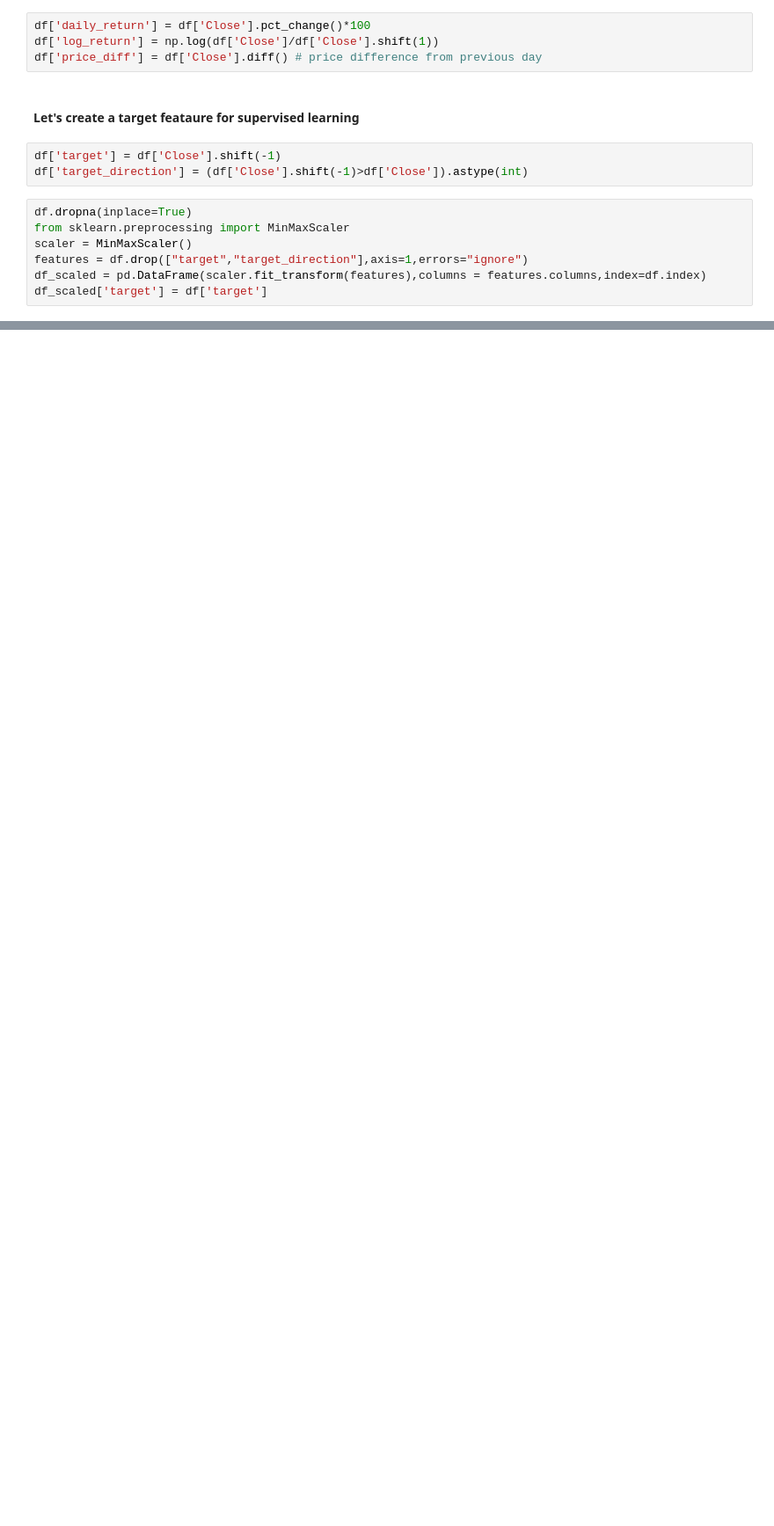
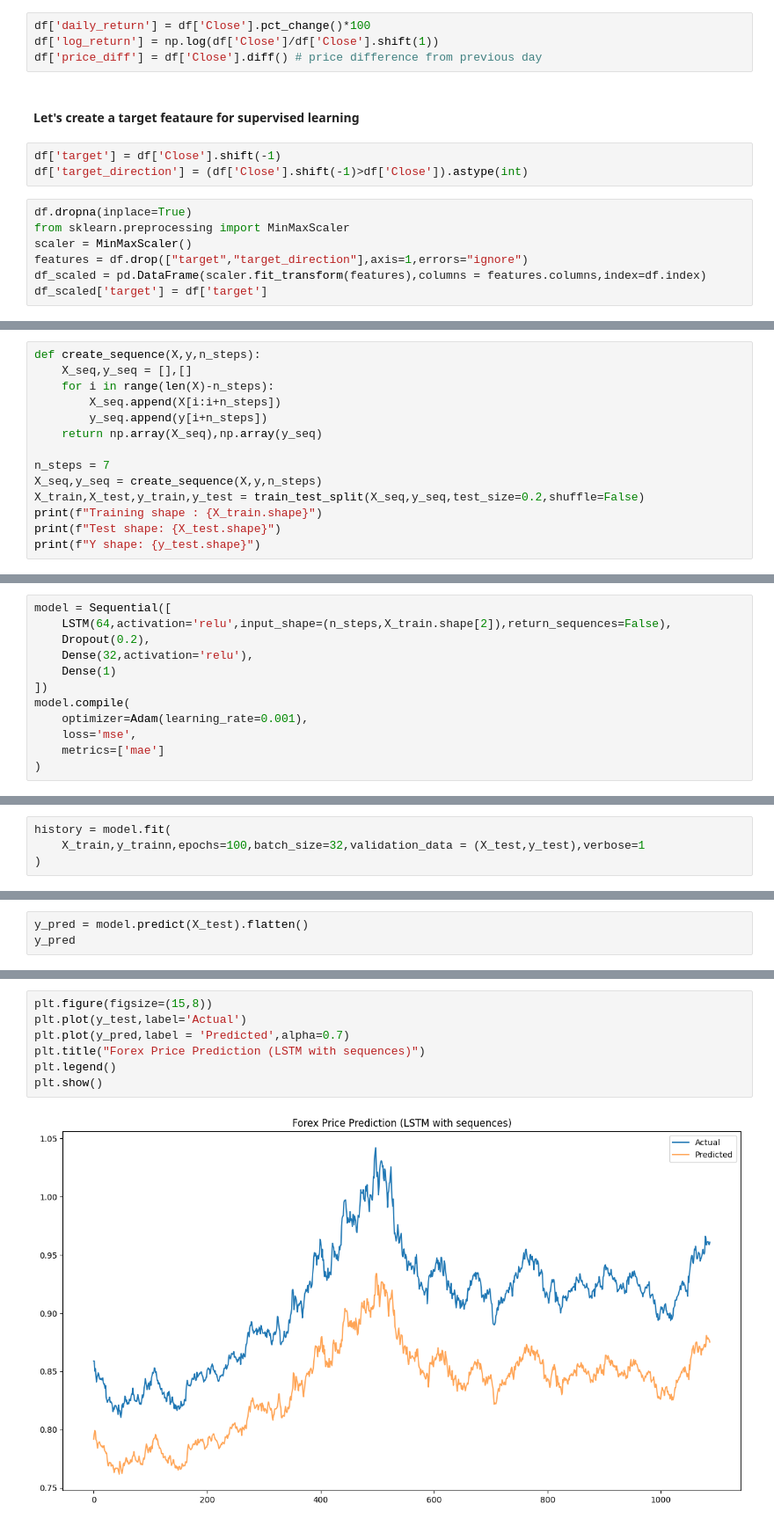
Before and after one commit to Adroit10/Forex-Exchange-Rate-Prediction, a Jupyter notebook: EDA.ipynb, the cells around one changed output, grey strips where cells are left out. Shown at 88% size. Saved outputs shown, nothing was run; the diff lists cells and outputs as text; blank space fills up the shorter version.

Commit message:
LSTM model Training

```diff
--- a/EDA.ipynb
+++ b/EDA.ipynb
@@ -529,0 +594,14 @@ plt.show()
+# %%
+def create_sequence(X,y,n_steps):
+    X_seq,y_seq = [],[]
+    for i in range(len(X)-n_steps):
+        X_seq.append(X[i:i+n_steps])
+        y_seq.append(y[i+n_steps])
+    return np.array(X_seq),np.array(y_seq)
+
+n_steps = 7
+X_seq,y_seq = create_sequence(X,y,n_steps)
+X_train,X_test,y_train,y_test = train_test_split(X_seq,y_seq,test_size=0.2,shuffle=False)
+print(f"Training shape : {X_train.shape}")
+print(f"Test shape: {X_test.shape}")
+print(f"Y shape: {y_test.shape}")
@@ -529,0 +612,12 @@ plt.show()
+# %%
+model = Sequential([
+    LSTM(64,activation='relu',input_shape=(n_steps,X_train.shape[2]),return_sequences=False),
+    Dropout(0.2),
+    Dense(32,activation='relu'),
+    Dense(1)
+])
+model.compile(
+    optimizer=Adam(learning_rate=0.001),
+    loss='mse',
+    metrics=['mae']
+)
@@ -529,0 +642,4 @@ plt.show()
+# %%
+history = model.fit(
+    X_train,y_trainn,epochs=100,batch_size=32,validation_data = (X_test,y_test),verbose=1
+)
@@ -529,0 +664,3 @@ plt.show()
+# %%
+y_pred = model.predict(X_test).flatten()
+y_pred
@@ -529,0 +677,9 @@ plt.show()
+# %%
+plt.figure(figsize=(15,8))
+plt.plot(y_test,label='Actual')
+plt.plot(y_pred,label = 'Predicted',alpha=0.7)
+plt.title("Forex Price Prediction (LSTM with sequences)")
+plt.legend()
+plt.show()
+# %% [output]
+[figure, added]
```
Also changed, not shown: parts of 47 cells of this notebook, 1 other file.
